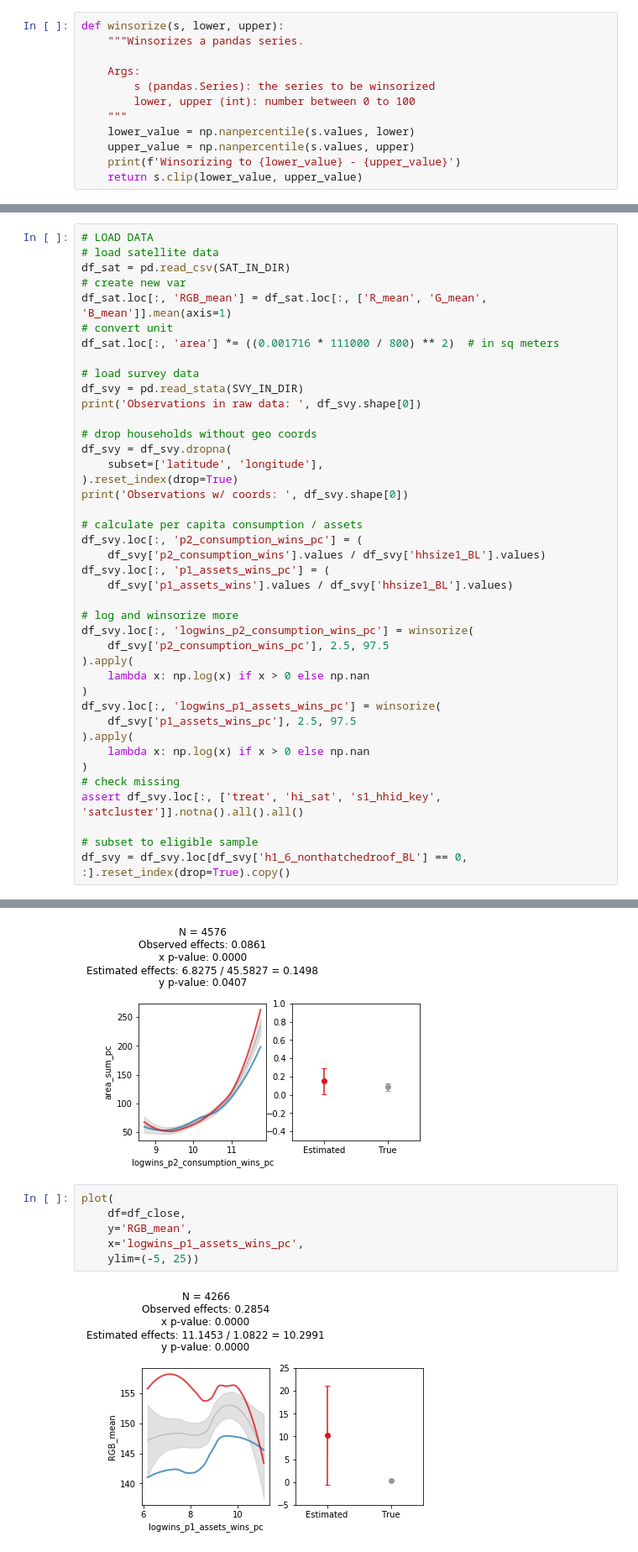
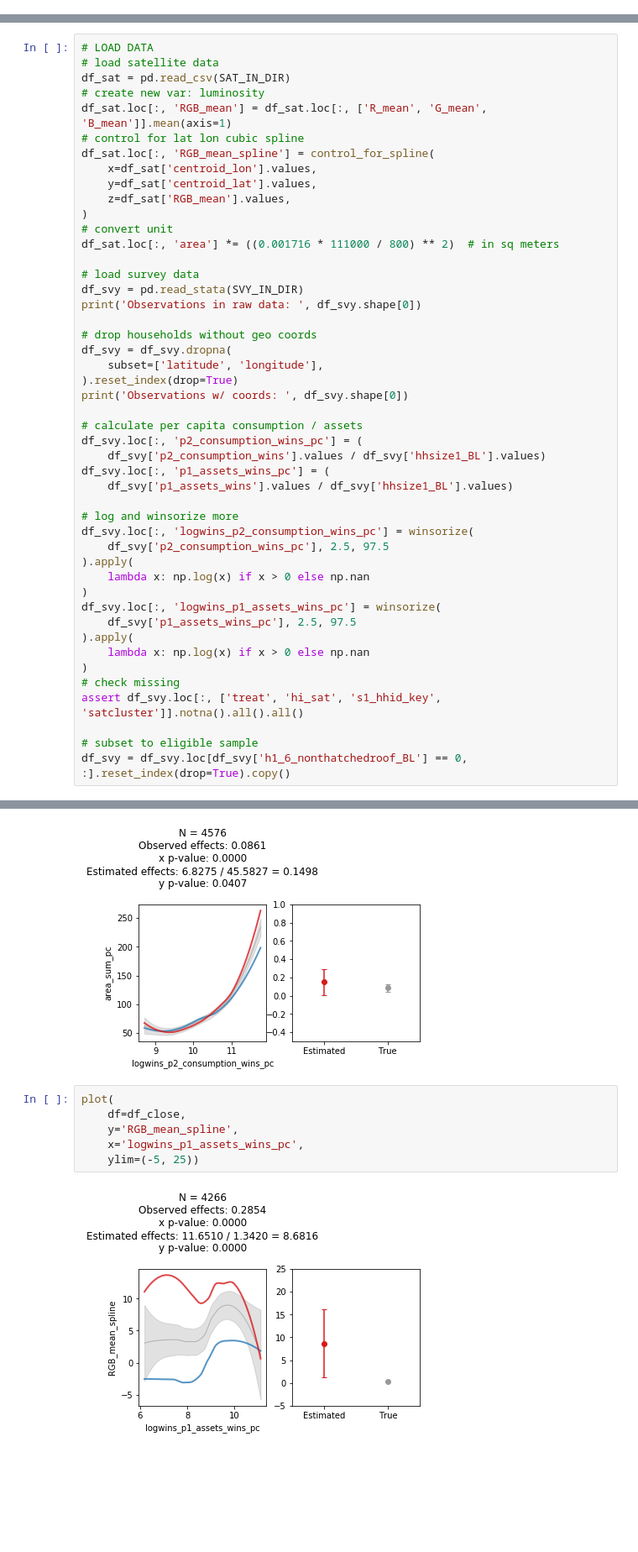
Before and after one commit to luna983/beyond-nightlight, a Jupyter notebook: gd_fig_analysis_household.ipynb, the cells around one changed output, grey strips where cells are left out. Shown: that part at 84% size. Drawn from its saved outputs; the diff is of its cells as text; blank space fills up the shorter version.

```diff
--- a/gd_fig_analysis_household.ipynb
+++ b/gd_fig_analysis_household.ipynb
@@ -15,13 +19 @@ from skmisc.loess import loess
 matplotlib.rc('pdf', fonttype=42)
-# %%
-def winsorize(s, lower, upper):
-    """Winsorizes a pandas series.
-
-    Args:
-        s (pandas.Series): the series to be winsorized
-        lower, upper (int): number between 0 to 100
-    """
-    lower_value = np.nanpercentile(s.values, lower)
-    upper_value = np.nanpercentile(s.values, upper)
-    print(f'Winsorizing to {lower_value} - {upper_value}')
-    return s.clip(lower_value, upper_value)
@@ -102,8 +80,14 @@ OUT_DIR = 'output/fig-engel'
 # LOAD DATA
 # load satellite data
 df_sat = pd.read_csv(SAT_IN_DIR)
-# create new var
+# create new var: luminosity
 df_sat.loc[:, 'RGB_mean'] = df_sat.loc[:, ['R_mean', 'G_mean', 'B_mean']].mean(axis=1)
+# control for lat lon cubic spline
+df_sat.loc[:, 'RGB_mean_spline'] = control_for_spline(
+    x=df_sat['centroid_lon'].values,
+    y=df_sat['centroid_lat'].values,
+    z=df_sat['RGB_mean'].values,
+)
 # convert unit
 df_sat.loc[:, 'area'] *= ((0.001716 * 111000 / 800) ** 2)  # in sq meters
 
@@ -204,11 +189,11 @@ plot(
 # %%
 plot(
     df=df_close,
-    y='RGB_mean',
+    y='RGB_mean_spline',
     x='logwins_p1_assets_wins_pc',
     ylim=(-5, 25))
 # %% [output]
-[figure, old version]
+[figure, new version]
 # %%
 plot(
     df=df_close,
```
Also changed, not shown: parts of 5 cells of this notebook, 16 other files.
